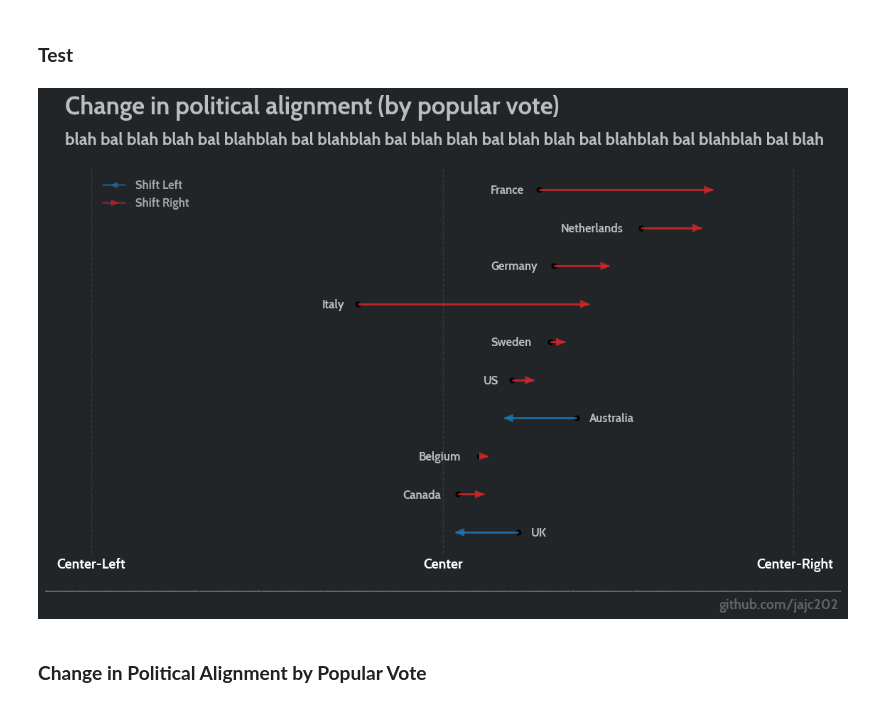
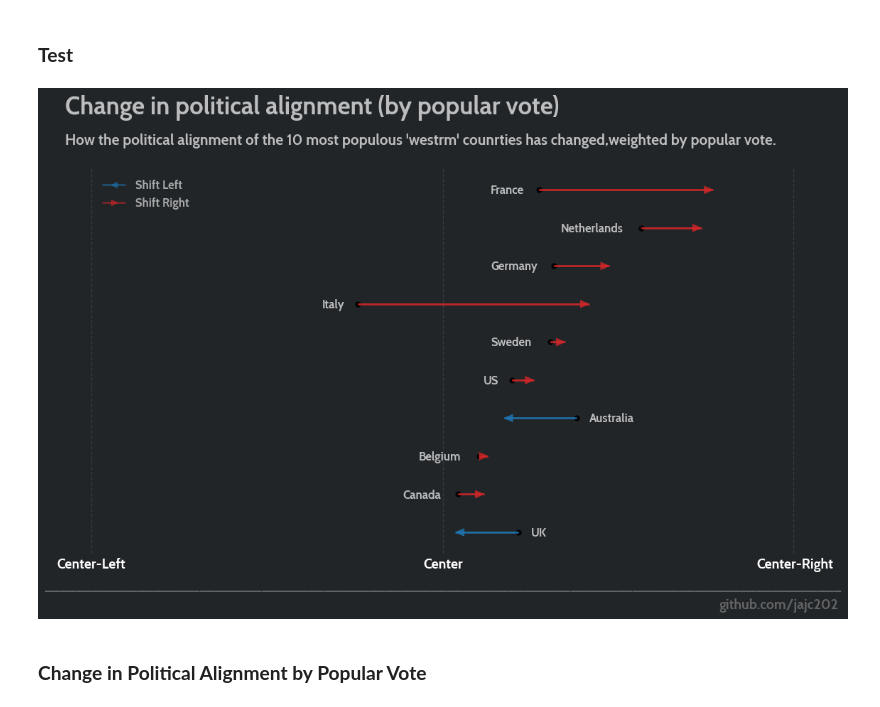
Before and after one commit to jajc202/PartiesInPower, a Jupyter notebook: 02. Code/02. Master Notebook/PiP_Master_Notebooks.ipynb, the cells around one changed output. Cells and saved outputs as stored; diff of their text form; code cells hidden in the pictures.

Commit message:
Updating graph1 subtitle

```diff
--- a/02. Code/02. Master Notebook/PiP_Master_Notebooks.ipynb
+++ b/02. Code/02. Master Notebook/PiP_Master_Notebooks.ipynb
@@ -205,7 +205,7 @@ ax.text(x = -2.15, y = 11,
 
 # The signature bar
 ax.text(x = -2.15, y = 10.2,
-    s = 'blah bal blah blah bal blahblah bal blahblah bal blah blah bal blah blah bal blahblah bal blahblah bal blah',fontsize = 17, color = 'white', alpha = .7, ha='left')
+    s = 'How the political alignment of the 10 most populous \'westrm\' counrties has changed,weighted by popular vote.',fontsize = 15, color = 'white', alpha = .7, ha='left')
 
 # UK
 ax.text(x = 0.5, y = -0.1,
@@ -263,34 +263,34 @@ plt.xlim(-2, 2)
 # Improve aesthetics
 #plt.legend(fontsize=12, frameon=False)  # Simple legend
 plt.gca().xaxis.grid(False)
 sns.despine(left=True, bottom=True)  # Remove extra spines
 
 # Adjust margins
 fig.tight_layout()
 fig.subplots_adjust(left=0.075, right=0.9)
 
 
 import matplotlib.patches as mpatches
 import matplotlib.lines as mlines
 
 # Create legend elements
 left_arrow = mlines.Line2D([], [], color=left_shift_color, marker='<', linestyle='-', linewidth=2, label="Shift Left")
 right_arrow = mlines.Line2D([], [], color=right_shift_color, marker='>', linestyle='-', linewidth=2, label="Shift Right")
 
 # Add legend to the plot
 leg = ax.legend(handles=[left_arrow, right_arrow], loc="upper left", fontsize=12, frameon=False)
 
 for lh in leg.legendHandles:
     lh.set_alpha(0.5)
 
 for ll in leg.texts:
     ll.set_alpha(0.6)
 
 
 # Show the plot
 plt.show()
 # %% [output]
-[figure, old version]
+[figure, new version]
 # %% [markdown]
 ### **Change in Political Alignment by Popular Vote**
 # %%
```
